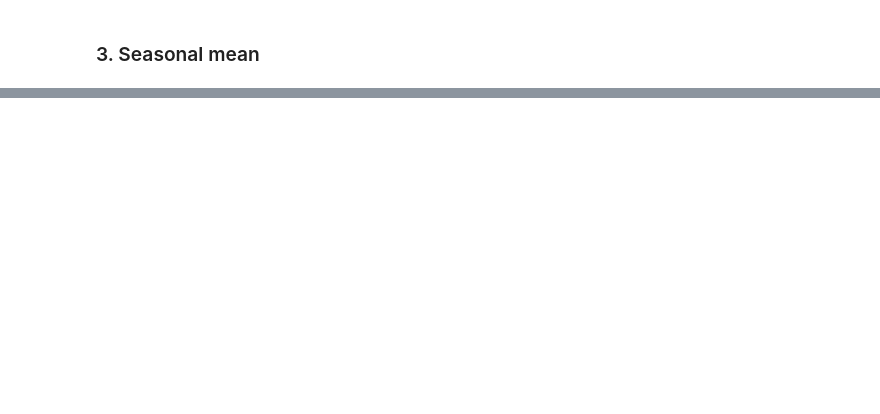
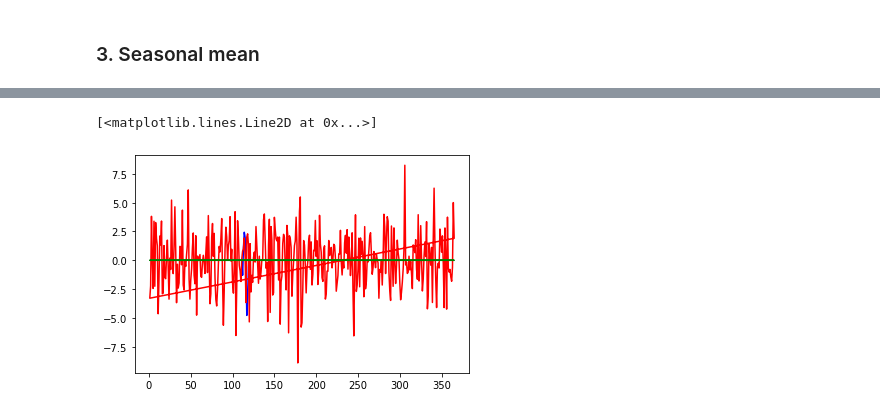
Before and after one commit to senzelden/projects, a Jupyter notebook: week_05/weather_berlin_tempelhof.ipynb, the cells around one changed output, grey strips where cells are left out. Cells and saved outputs as stored; diff of their text form; code cells hidden in the pictures; blank space fills up the shorter version.

```diff
--- a/week_05/weather_berlin_tempelhof.ipynb
+++ b/week_05/weather_berlin_tempelhof.ipynb
@@ -283,0 +249,8 @@ plt.plot(xtest, ypred_sm, 'y-')
+# %%
+df365['day_of_year'] = df365['DATE'].dt.dayofyear
+# %%
+xtrain = df365[['day_of_year']][:-365]
+xtest = df365[['day_of_year']][-365:]
+ytrain = df365['deseasonalized'][:-365]
+ytrain[0] = 0
+ytest = df365['deseasonalized'][-365:]
@@ -283,0 +265,9 @@ plt.plot(xtest, ypred_sm, 'y-')
+# %%
+ypred = model.predict(xtest)
+# %%
+plt.plot(xtrain[-10:], ytrain[-10:], 'b-')
+plt.plot(xtest, ytest, 'r-')
+plt.plot(xtest, ypred, 'g-')
+# %% [output]
+[<matplotlib.lines.Line2D at 0x...>]
+[figure, added]
```
Also changed, not shown: parts of 21 cells of this notebook.
